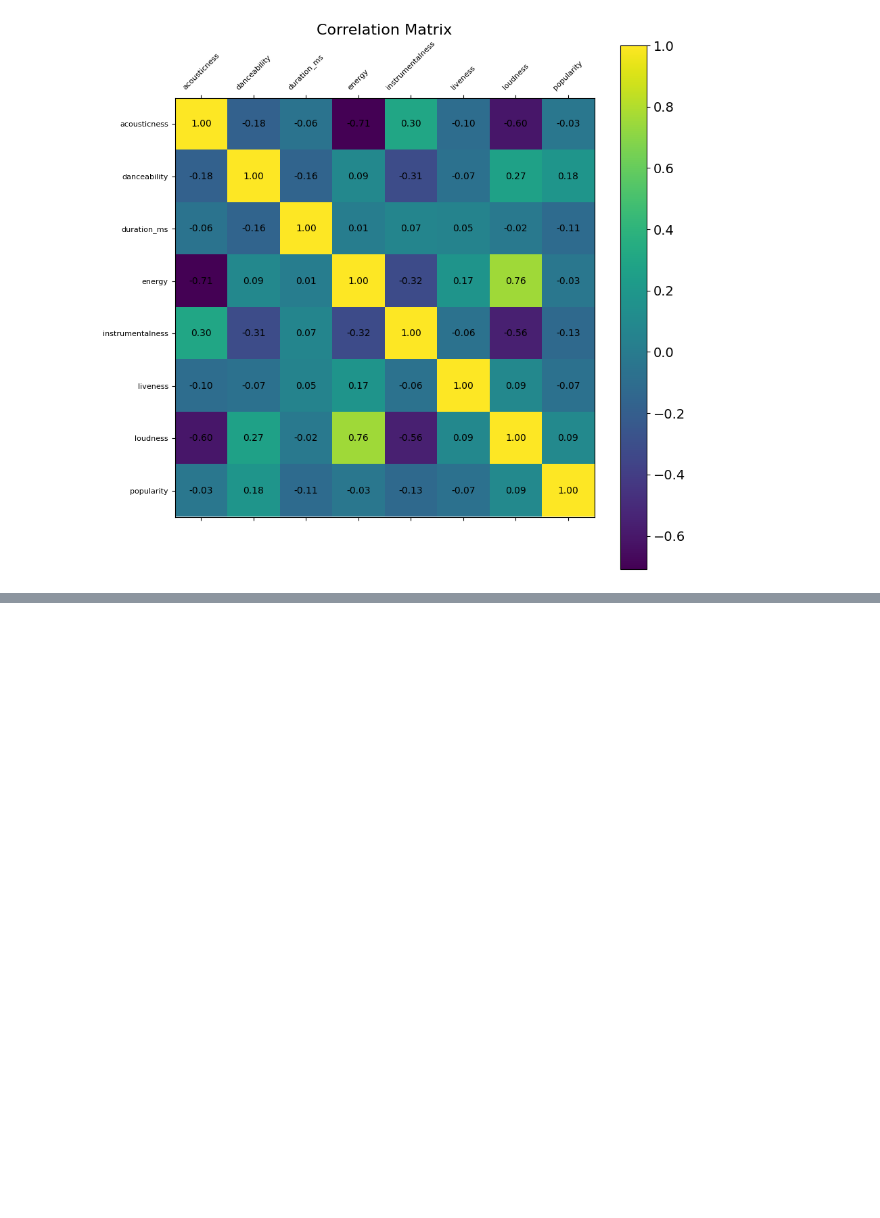
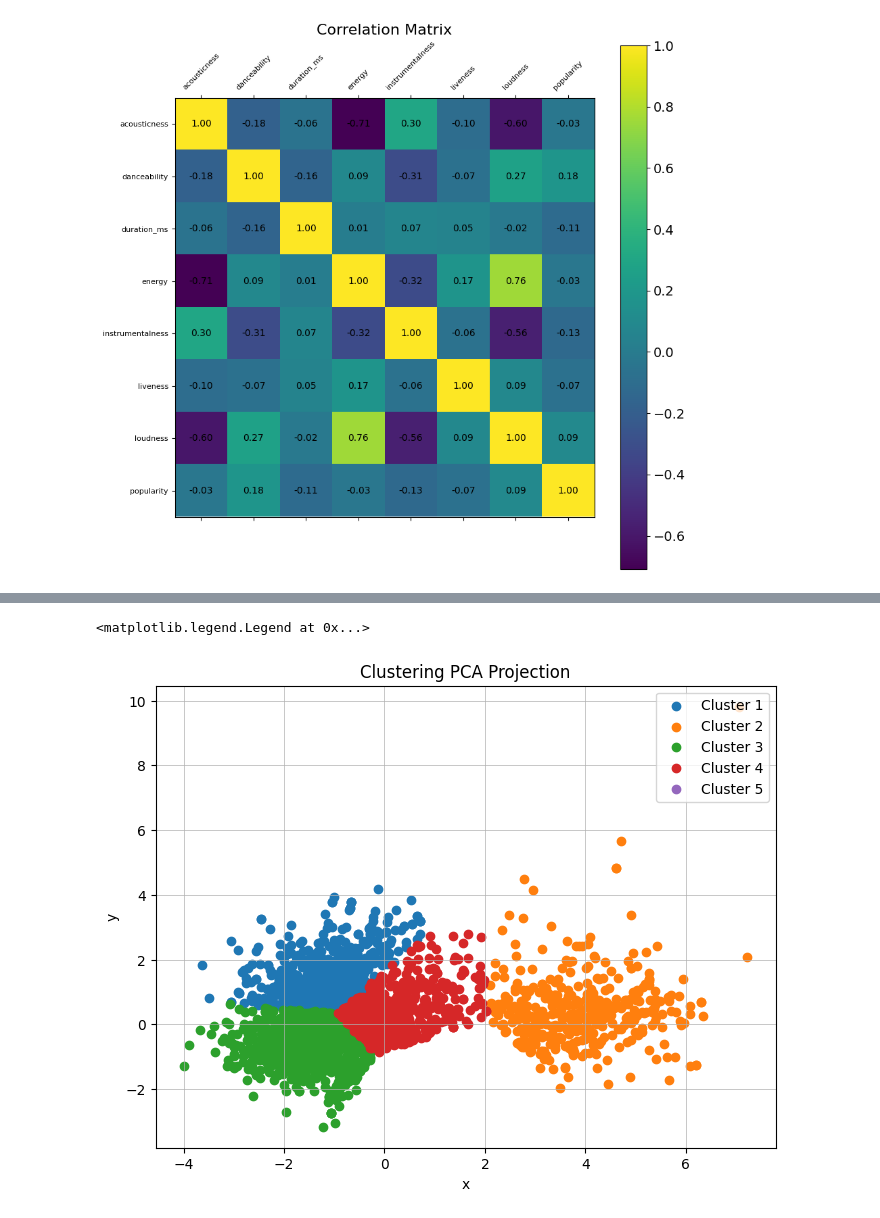
Before and after one commit to Shnrqpdr/spotify-recomendator, a Jupyter notebook: spotify-nb.ipynb, the cells around one changed output, grey strips where cells are left out. Drawn from its saved outputs; the diff is of its cells as text; code cells hidden in the pictures; blank space fills up the shorter version.

Commit message:
pca and clustering

```diff
--- a/spotify-nb.ipynb
+++ b/spotify-nb.ipynb
@@ -133,0 +219,5 @@ plt.title('Correlation Matrix', fontsize=16);
+# %%
+from sklearn.cluster import KMeans
+
+kmeans_pca = KMeans(n_clusters=5, verbose=True, random_state=SEED)
+kmeans_pca.fit(projection)
@@ -133,0 +245,3 @@ plt.title('Correlation Matrix', fontsize=16);
+# %%
+dados_por_generos['cluster_pca'] = kmeans_pca.predict(projection)
+projection['cluster_pca'] = kmeans_pca.predict(projection)
@@ -133,0 +266,2 @@ plt.title('Correlation Matrix', fontsize=16);
+# %%
+projection['genres'] = dados_por_generos['genres']
@@ -133,0 +284,20 @@ plt.title('Correlation Matrix', fontsize=16);
+# %%
+fig, axes = plt.subplots(1, 1, figsize=(8,6))
+
+for i in [1, 2, 3, 4, 5]:
+    x = projection[projection['cluster_pca']==i]['x']
+    y = projection[projection['cluster_pca']==i]['y']
+
+    axes.scatter(x, y, marker='o', label=f"Cluster {i}")
+
+
+#axes.scatter(projection['x'], projection['y'], marker='o', color='cluster_pca', label="Our PCA projection")
+axes.set_ylabel("y")
+axes.set_xlabel("x")
+axes.set_title(f'Clustering PCA Projection')
+axes.grid(axis='y', linestyle='-', linewidth=0.5)
+axes.grid(axis='x', linestyle='-', linewidth=0.5)
+axes.legend(loc='upper right')
+# %% [output]
+<matplotlib.legend.Legend at 0x...>
+[figure, added]
```
Also changed, not shown: parts of 22 cells of this notebook.
